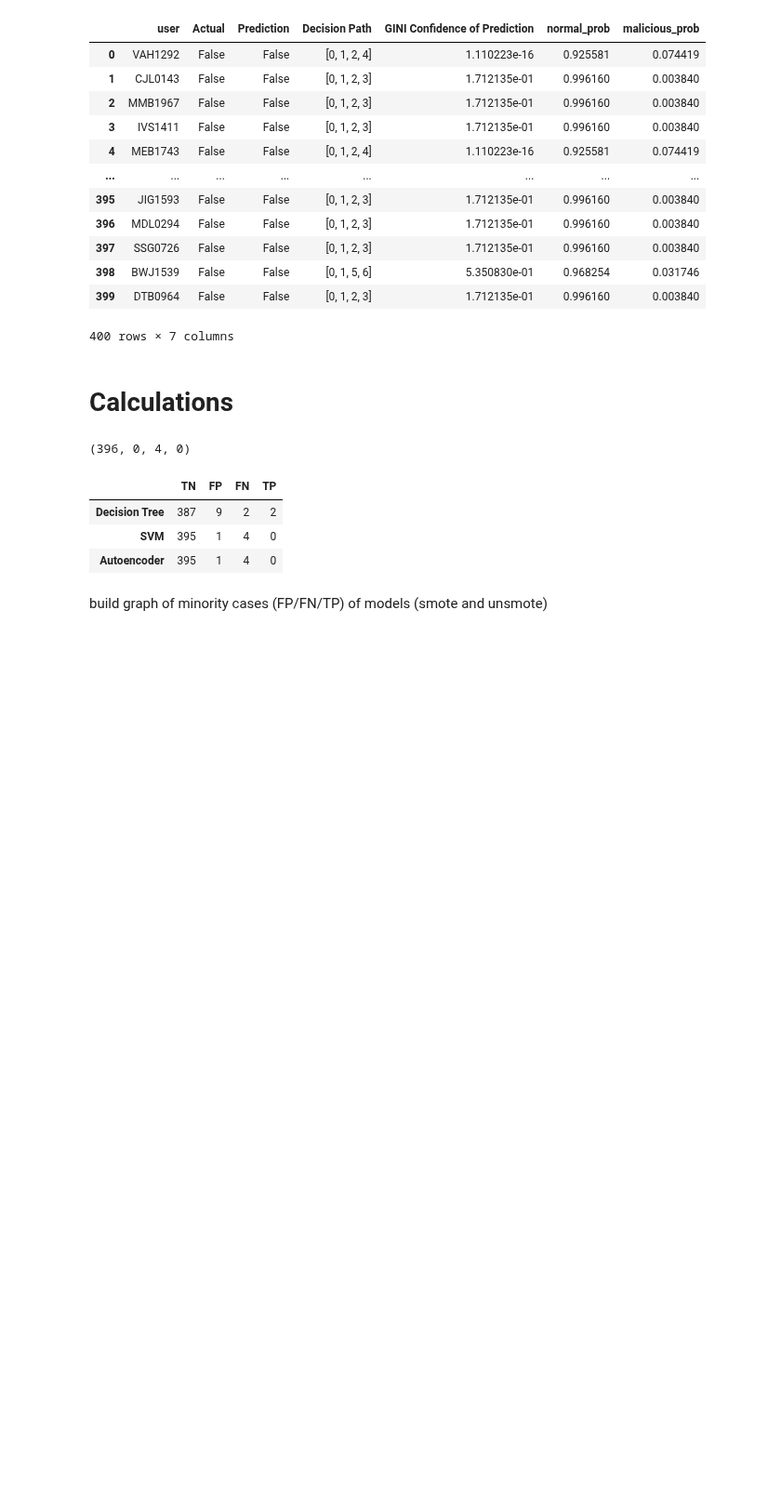
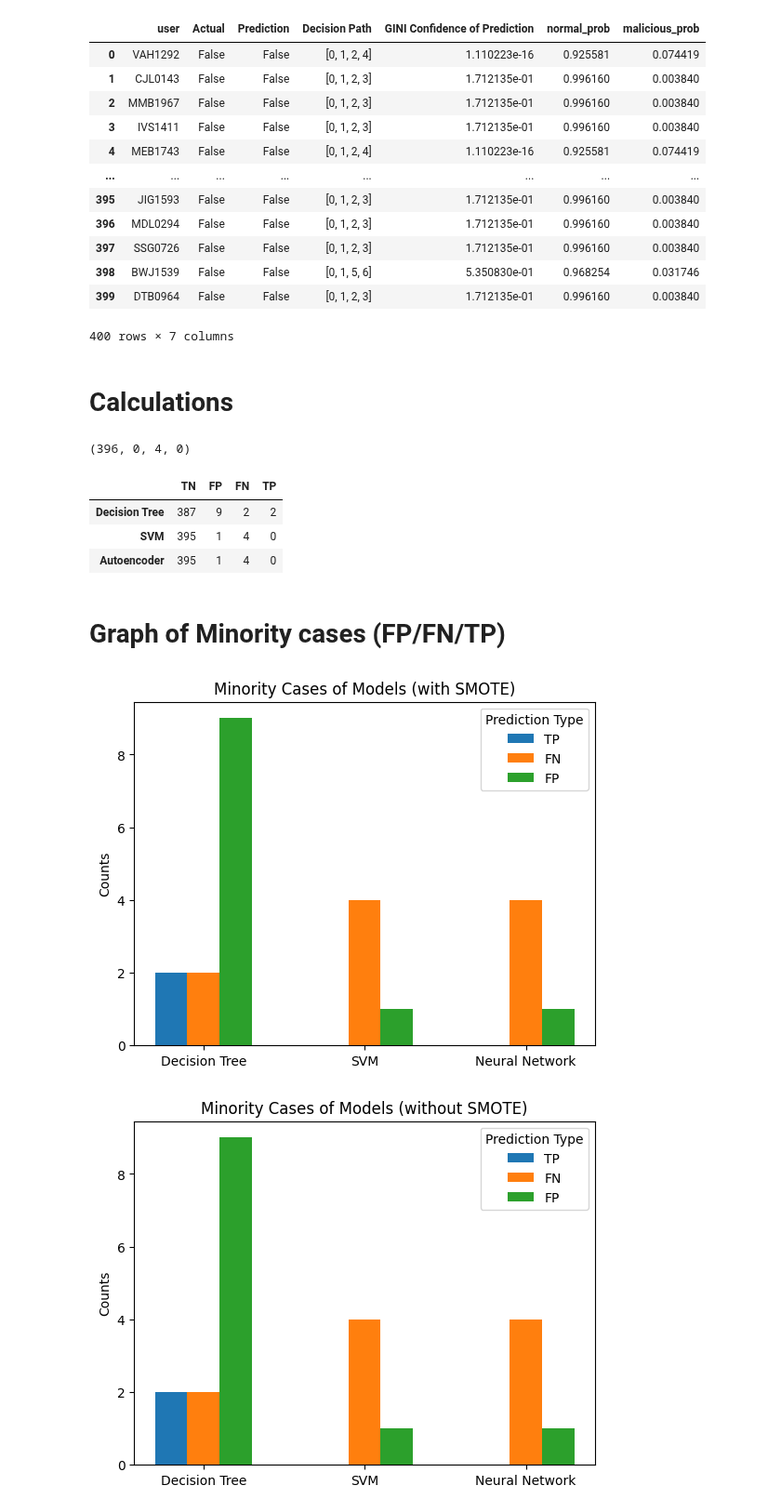
Before and after one commit to mel0778/dsa4263, a Jupyter notebook: notebooks/4_Model_Comparisons.ipynb, the cells around one changed output. Shown at 93% size. Saved outputs shown, nothing was run; the diff lists cells and outputs as text; code cells hidden in the pictures; blank space fills up the shorter version.

```diff
--- a/notebooks/4_Model_Comparisons.ipynb
+++ b/notebooks/4_Model_Comparisons.ipynb
@@ -78,5 +80,31 @@ smote_model_scores_df
 | SVM | 395 | 1 | 4 | 0 |
 | Autoencoder | 395 | 1 | 4 | 0 |
 # %% [markdown]
-build graph of minority cases (FP/FN/TP) of models (smote and unsmote)
+# Graph of Minority cases (FP/FN/TP)
+# %%
+models = ['Decision Tree', 'SVM', 'Neural Network']
+
+selected_columns = ['TP', 'FN', 'FP']
+
+def minority_plots(selected_columns, models, df, title):
+    fig, ax = plt.subplots()
+    for i, column in enumerate(selected_columns):
+        ax.bar(
+            x=[x + i * 0.2 for x in range(len(models))],
+            height=smote_model_scores_df[column],
+            width=0.2,
+            label=column
+        )
+    ax.set_xticks([x + 0.2 for x in range(len(models))])
+    ax.set_xticklabels(models)
+    ax.set_title(title)
+    ax.set_ylabel('Counts')
+    ax.legend(title="Prediction Type")
+    plt.show()
+
+minority_plots(selected_columns, models, smote_model_scores_df, 'Minority Cases of Models (with SMOTE)')
+minority_plots(selected_columns, models, model_scores_df, 'Minority Cases of Models (without SMOTE)')
+# %% [output]
+[figure, added]
+[figure, added]
 # %% [markdown]
```
Also changed, not shown: parts of 13 cells of this notebook, 1 other file.
